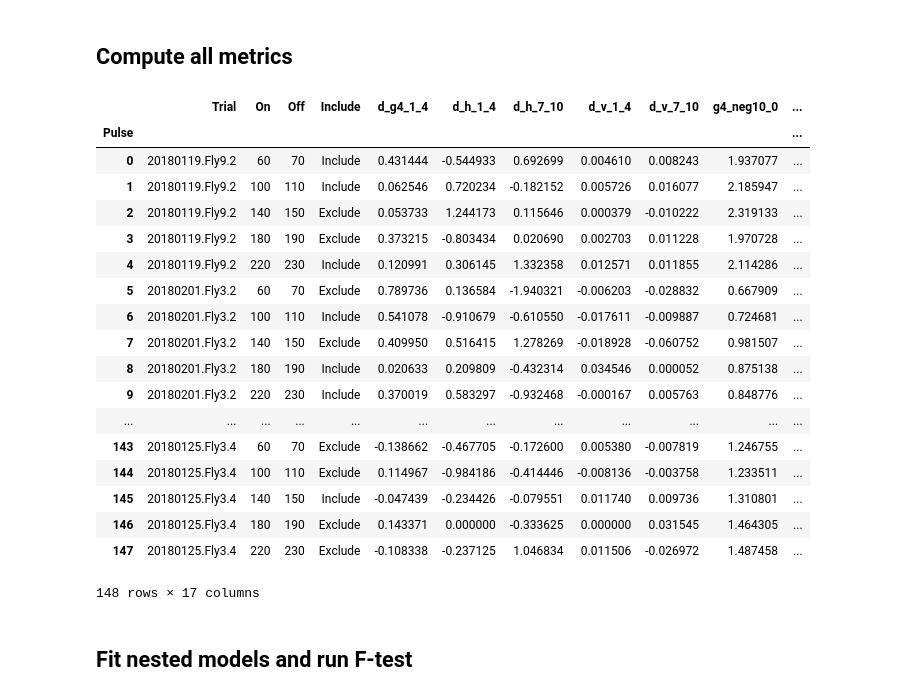
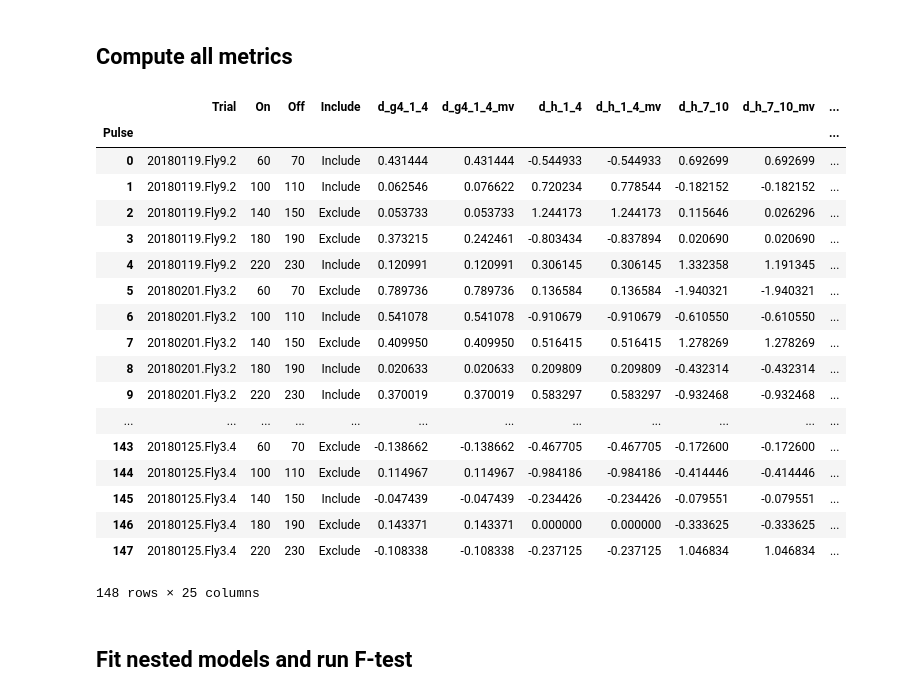
Before and after one commit to rkp8000/mushroom_mushroom, a Jupyter notebook: 3A_tracking_predictors.ipynb, the cells around one changed output. Saved outputs shown, nothing was run; the diff lists cells and outputs as text; code cells hidden in the pictures.

Commit message:
Add metrics that include moving time points only.

```diff
--- a/3A_tracking_predictors.ipynb
+++ b/3A_tracking_predictors.ipynb
@@ -242,53 +311,54 @@ metrics_dicts = []
 for trial, trial_path in TRIAL_PATHS.items():
 
     data = pd.read_csv(os.path.join(DATA_DIR, TRIAL_PATHS[trial], 'clean.csv'))
     odor = pd.read_csv(os.path.join(DATA_DIR, TRIAL_PATHS[trial], 'odor_times.csv'))
+    mvmt = pd.read_csv(os.path.join(DATA_DIR, TRIAL_PATHS[trial], 'moving.csv'))
 
     # loop over odor pulses
     for p_ctr in range(len(odor)):
         pulse = odor.iloc[p_ctr]
 
-        metrics_dicts.append(calc_metrics(trial, data, pulse))
+        metrics_dicts.append(calc_metrics(trial, data, pulse, mvmt))
 
 metrics = pd.DataFrame.from_records(metrics_dicts)
 metrics.index.name = 'Pulse'
 
 # re-order columns
 cols = list(metrics.columns)
 cols = [cols.pop(cols.index(col)) for col in ['Trial', 'On', 'Off', 'Include']] + cols
 metrics = metrics[cols]
 
 # add control vars to test stats analysis
 x_c_1, x_c_2, x_c_3, x_c_4 = np.random.normal(0, 1, (4, len(metrics)))
 y_c = x_c_1 + x_c_2 + x_c_3 + np.random.normal(0, 1, len(metrics))
 
 metrics['x_c_1'] = x_c_1
 metrics['x_c_2'] = x_c_2
 metrics['x_c_3'] = x_c_3
 metrics['x_c_4'] = x_c_4
 metrics['y_c'] = y_c
 
 metrics
 # %% [output]
-|  | Trial | On | Off | Include | d_g4_1_4 | d_h_1_4 | d_h_7_10 | d_v_1_4 | d_v_7_10 | g4_neg10_0 | ... |
+|  | Trial | On | Off | Include | d_g4_1_4 | d_g4_1_4_mv | d_h_1_4 | d_h_1_4_mv | d_h_7_10 | d_h_7_10_mv | ... |
 | Pulse |  |  |  |  |  |  |  |  |  |  | ... |
-| 0 | 20180119.Fly9.2 | 60 | 70 | Include | 0.431444 | -0.544933 | 0.692699 | 0.004610 | 0.008243 | 1.937077 | ... |
-| 1 | 20180119.Fly9.2 | 100 | 110 | Include | 0.062546 | 0.720234 | -0.182152 | 0.005726 | 0.016077 | 2.185947 | ... |
-| 2 | 20180119.Fly9.2 | 140 | 150 | Exclude | 0.053733 | 1.244173 | 0.115646 | 0.000379 | -0.010222 | 2.319133 | ... |
-| 3 | 20180119.Fly9.2 | 180 | 190 | Exclude | 0.373215 | -0.803434 | 0.020690 | 0.002703 | 0.011228 | 1.970728 | ... |
-| 4 | 20180119.Fly9.2 | 220 | 230 | Include | 0.120991 | 0.306145 | 1.332358 | 0.012571 | 0.011855 | 2.114286 | ... |
-| 5 | 20180201.Fly3.2 | 60 | 70 | Exclude | 0.789736 | 0.136584 | -1.940321 | -0.006203 | -0.028832 | 0.667909 | ... |
-| 6 | 20180201.Fly3.2 | 100 | 110 | Include | 0.541078 | -0.910679 | -0.610550 | -0.017611 | -0.009887 | 0.724681 | ... |
-| 7 | 20180201.Fly3.2 | 140 | 150 | Exclude | 0.409950 | 0.516415 | 1.278269 | -0.018928 | -0.060752 | 0.981507 | ... |
-| 8 | 20180201.Fly3.2 | 180 | 190 | Include | 0.020633 | 0.209809 | -0.432314 | 0.034546 | 0.000052 | 0.875138 | ... |
-| 9 | 20180201.Fly3.2 | 220 | 230 | Include | 0.370019 | 0.583297 | -0.932468 | -0.000167 | 0.005763 | 0.848776 | ... |
+| 0 | 20180119.Fly9.2 | 60 | 70 | Include | 0.431444 | 0.431444 | -0.544933 | -0.544933 | 0.692699 | 0.692699 | ... |
+| 1 | 20180119.Fly9.2 | 100 | 110 | Include | 0.062546 | 0.076622 | 0.720234 | 0.778544 | -0.182152 | -0.182152 | ... |
+| 2 | 20180119.Fly9.2 | 140 | 150 | Exclude | 0.053733 | 0.053733 | 1.244173 | 1.244173 | 0.115646 | 0.026296 | ... |
+| 3 | 20180119.Fly9.2 | 180 | 190 | Exclude | 0.373215 | 0.242461 | -0.803434 | -0.837894 | 0.020690 | 0.020690 | ... |
+| 4 | 20180119.Fly9.2 | 220 | 230 | Include | 0.120991 | 0.120991 | 0.306145 | 0.306145 | 1.332358 | 1.191345 | ... |
+| 5 | 20180201.Fly3.2 | 60 | 70 | Exclude | 0.789736 | 0.789736 | 0.136584 | 0.136584 | -1.940321 | -1.940321 | ... |
+| 6 | 20180201.Fly3.2 | 100 | 110 | Include | 0.541078 | 0.541078 | -0.910679 | -0.910679 | -0.610550 | -0.610550 | ... |
+| 7 | 20180201.Fly3.2 | 140 | 150 | Exclude | 0.409950 | 0.409950 | 0.516415 | 0.516415 | 1.278269 | 1.278269 | ... |
+| 8 | 20180201.Fly3.2 | 180 | 190 | Include | 0.020633 | 0.020633 | 0.209809 | 0.209809 | -0.432314 | -0.432314 | ... |
+| 9 | 20180201.Fly3.2 | 220 | 230 | Include | 0.370019 | 0.370019 | 0.583297 | 0.583297 | -0.932468 | -0.932468 | ... |
 | ... | ... | ... | ... | ... | ... | ... | ... | ... | ... | ... | ... |
-| 143 | 20180125.Fly3.4 | 60 | 70 | Exclude | -0.138662 | -0.467705 | -0.172600 | 0.005380 | -0.007819 | 1.246755 | ... |
-| 144 | 20180125.Fly3.4 | 100 | 110 | Exclude | 0.114967 | -0.984186 | -0.414446 | -0.008136 | -0.003758 | 1.233511 | ... |
-| 145 | 20180125.Fly3.4 | 140 | 150 | Include | -0.047439 | -0.234426 | -0.079551 | 0.011740 | 0.009736 | 1.310801 | ... |
-| 146 | 20180125.Fly3.4 | 180 | 190 | Exclude | 0.143371 | 0.000000 | -0.333625 | 0.000000 | 0.031545 | 1.464305 | ... |
-| 147 | 20180125.Fly3.4 | 220 | 230 | Exclude | -0.108338 | -0.237125 | 1.046834 | 0.011506 | -0.026972 | 1.487458 | ... |
+| 143 | 20180125.Fly3.4 | 60 | 70 | Exclude | -0.138662 | -0.138662 | -0.467705 | -0.467705 | -0.172600 | -0.172600 | ... |
+| 144 | 20180125.Fly3.4 | 100 | 110 | Exclude | 0.114967 | 0.114967 | -0.984186 | -0.984186 | -0.414446 | -0.414446 | ... |
+| 145 | 20180125.Fly3.4 | 140 | 150 | Include | -0.047439 | -0.047439 | -0.234426 | -0.234426 | -0.079551 | -0.079551 | ... |
+| 146 | 20180125.Fly3.4 | 180 | 190 | Exclude | 0.143371 | 0.143371 | 0.000000 | 0.000000 | -0.333625 | -0.333625 | ... |
+| 147 | 20180125.Fly3.4 | 220 | 230 | Exclude | -0.108338 | -0.108338 | -0.237125 | -0.237125 | 1.046834 | 1.046834 | ... |
-148 rows × 17 columns
+148 rows × 25 columns
 # %% [markdown]
 ## Fit nested models and run F-test
 # %% [markdown]
```
Also changed, not shown: parts of 5 cells of this notebook.
